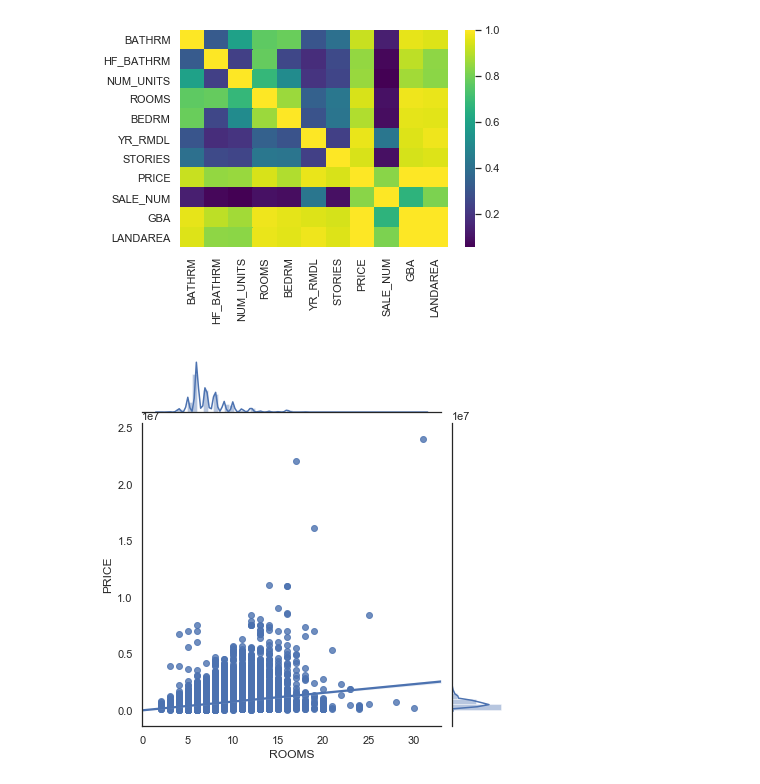
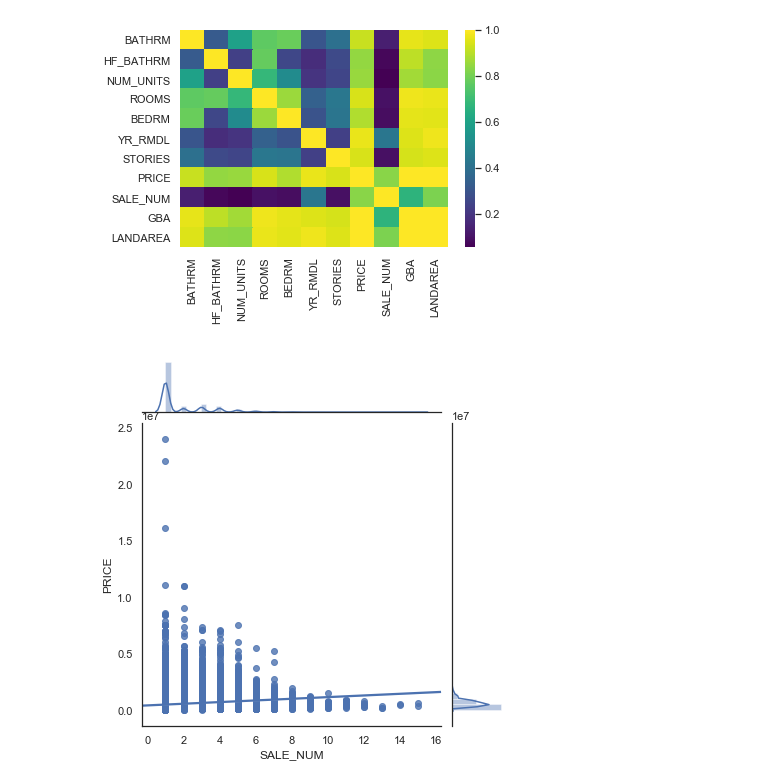
Before and after one commit to rickardsjp/DC_Housing_Tongji, a Jupyter notebook: DC_Housing_Correlations.ipynb, the cells around one changed output. Saved outputs shown, nothing was run; the diff lists cells and outputs as text; code cells hidden in the pictures.

```diff
--- a/DC_Housing_Correlations.ipynb
+++ b/DC_Housing_Correlations.ipynb
@@ -270,7 +270,7 @@ plt.show()
 # %% [output]
 [figure]
 # %%
-g = sns.jointplot(data.ROOMS, data.PRICE, kind='reg')
+g = sns.jointplot(data.SALE_NUM, data.PRICE, kind='reg')
 plt.show()
 # %% [output]
-[figure, old version]
+[figure, new version]
```
Also changed, not shown: parts of 2 cells of this notebook, 2 other files.
